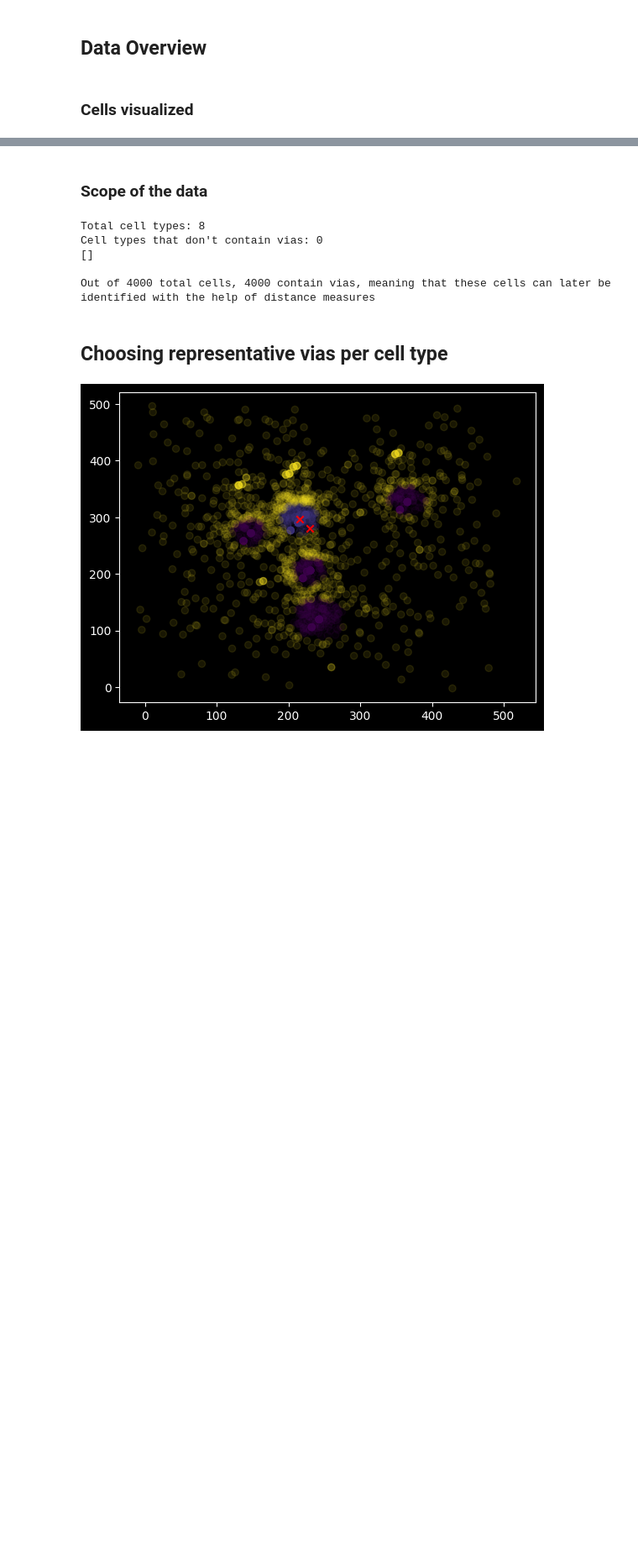
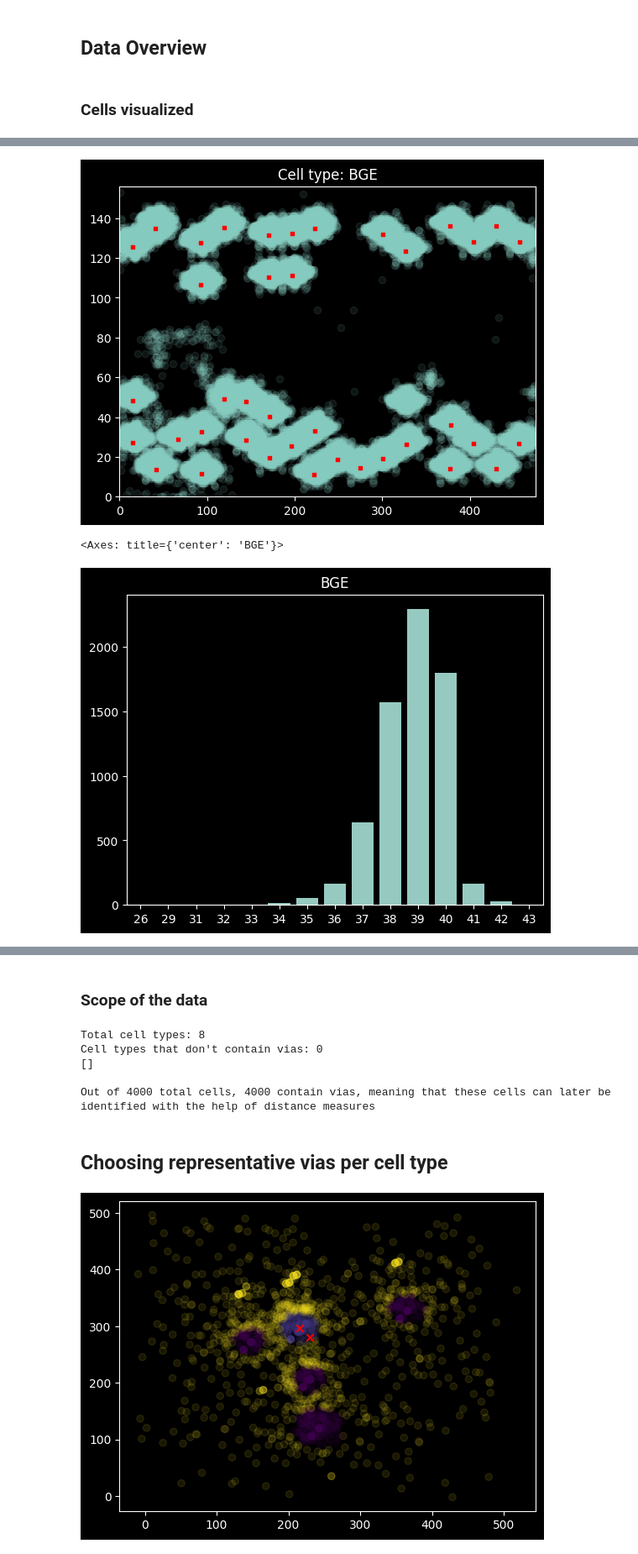
Before and after one commit to Souren-0/Bachelor_Thesis, a Jupyter notebook: Point_Cloud_Identification.ipynb, the cells around one changed output, grey strips where cells are left out. Shown at 84% size. Drawn from its saved outputs; the diff is of its cells as text; code cells hidden in the pictures; blank space fills up the shorter version.

```diff
--- a/Point_Cloud_Identification.ipynb
+++ b/Point_Cloud_Identification.ipynb
@@ -214,15 +325,3 @@ cell_box = {}
 for cell_type, boxes in cell_boxes.items():
     widths, heights = zip(*boxes)
     cell_box[cell_type] = (max(widths), max(heights))
-# %%
-cell_type = cell_types[7]
-predicted_reps = [(-5,-5)]
-# predicted_reps = find_representative_vias(cell_type, plot=False)
-axes = (0, cell_box[cell_type][0])
-cells = sorted_cells[cell_type]
-cell_vias = [vias for cell in cells for vias in cell["vias"]]
-plt.xlim(axes)
-plt.ylim(axes)
-plt.scatter(*zip(*cell_vias), marker='o', alpha=0.1)
-plt.scatter(*zip(*representatives[cell_type]), marker='s', color='red', s=10)
-plt.scatter(*zip(*predicted_reps), marker='x')
@@ -564,6 +572,9 @@ def distance_measure_jaccard(cell_vias, cell_type, sigma_itr=1):
 ## Data Overview
 # %% [markdown]
 ### Cells visualized
+# %%
+cell_type_index, cell_index = 0, 0
 # %%
-visualize_cells()
+cell_type_index, cell_index = visualize_cells(cell_type_index, cell_index)
+cell_type = cell_types[cell_type_index]
 # %% [output]
@@ -570,0 +582,19 @@ visualize_cells()
+# %%
+box = cell_box[cell_type]
+cells = sorted_cells[cell_type]
+cell_vias = [vias for cell in cells for vias in cell["vias"]]
+plt.title(f"Cell type: {cell_type}")
+plt.xlim(0, box[0])
+plt.ylim(0, box[1])
+plt.scatter(*zip(*cell_vias), marker='o', alpha=0.1)
+plt.scatter(*zip(*representatives[cell_type]), marker='s', color='red', s=10)
+plt.show()
+
+counts = Counter(len(cell['vias']) for cell in cells)
+
+plt.title(cell_type)
+sns.barplot(x=list(counts.keys()), y=list(counts.values()))
+# %% [output]
+[figure, added]
+<Axes: title={'center': 'BGE'}>
+[figure, added]
```
Also changed, not shown: parts of 13 cells of this notebook.
